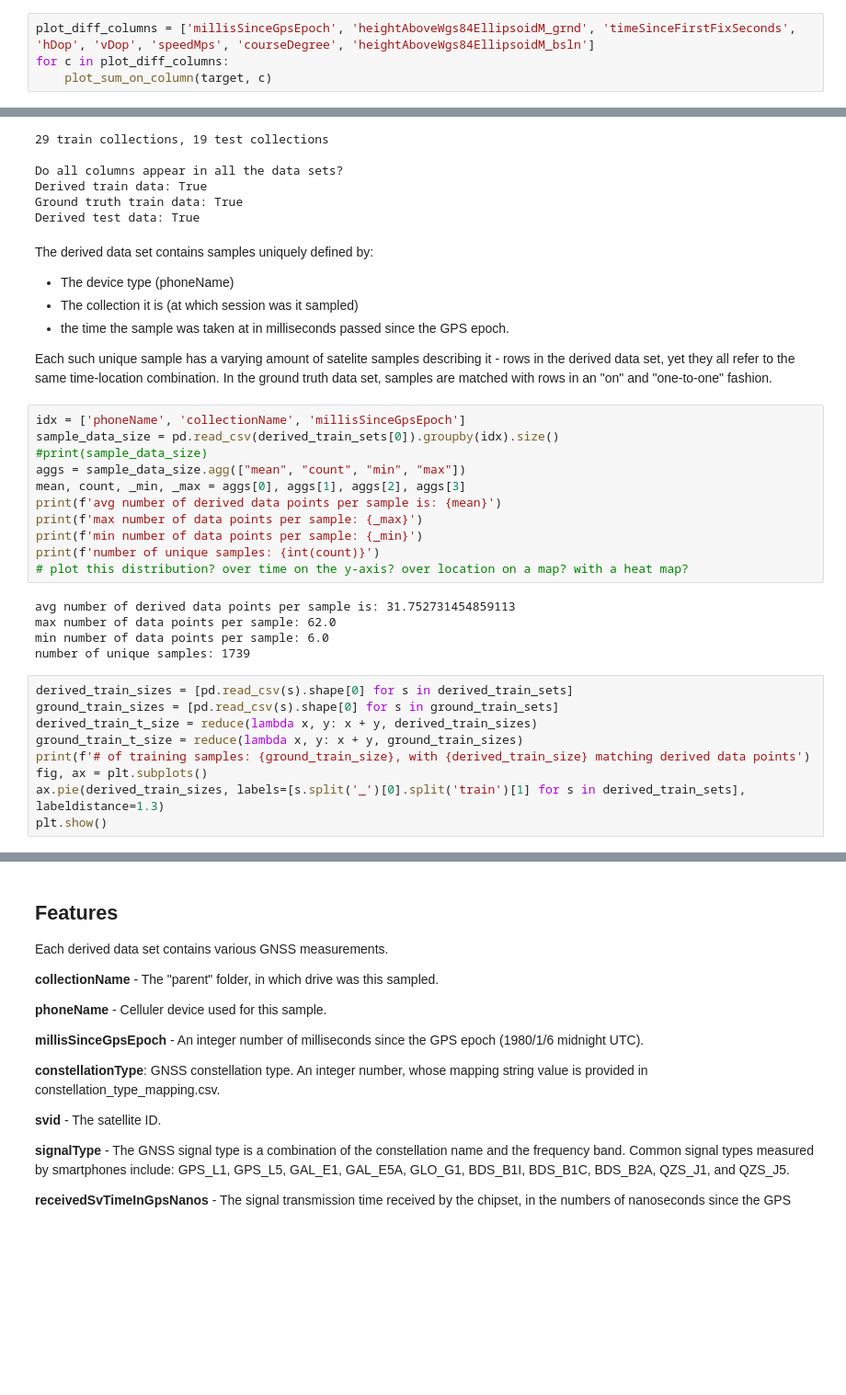
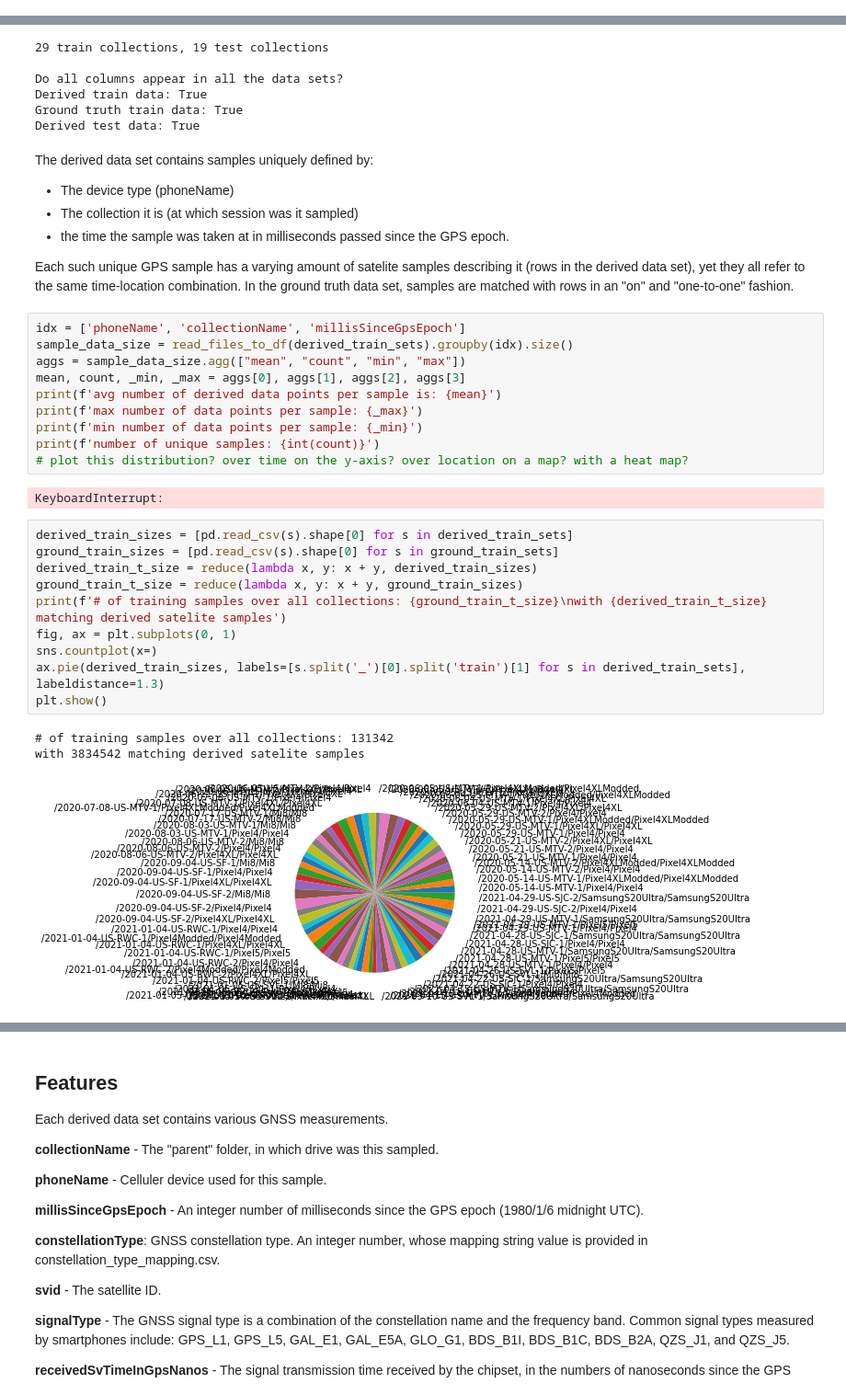
Before and after one commit to shacharhelmer/GNSS-Google, a Jupyter notebook: shachar-dev.ipynb, the cells around one changed output, grey strips where cells are left out. Shown at 92% size. Saved outputs shown, nothing was run; the diff lists cells and outputs as text; blank space fills up the shorter version.

```diff
--- a/shachar-dev.ipynb
+++ b/shachar-dev.ipynb
@@ -312,4 +0,0 @@ def plot_sum_on_column(data, group_column, sum_column='latlngDiff'):
-# %%
-plot_diff_columns = ['millisSinceGpsEpoch', 'heightAboveWgs84EllipsoidM_grnd', 'timeSinceFirstFixSeconds', 'hDop', 'vDop', 'speedMps', 'courseDegree', 'heightAboveWgs84EllipsoidM_bsln']
-for c in plot_diff_columns:
-    plot_sum_on_column(target, c)
@@ -433,12 +78,11 @@ The derived data set contains samples uniquely defined by:
 - The collection it is (at which session was it sampled)
 - the time the sample was taken at in milliseconds passed since the GPS epoch.
 
-Each such unique sample has a varying amount of satelite samples describing it - rows in the derived data set, yet they all refer to the same time-location combination.</br>
+Each such unique GPS sample has a varying amount of satelite samples describing it (rows in the derived data set), yet they all refer to the same time-location combination.</br>
 In the ground truth data set, samples are matched with rows in an "on" and "one-to-one" fashion.
 # %%
 idx = ['phoneName', 'collectionName', 'millisSinceGpsEpoch']
-sample_data_size = pd.read_csv(derived_train_sets[0]).groupby(idx).size()
-#print(sample_data_size)
+sample_data_size = read_files_to_df(derived_train_sets).groupby(idx).size()
 aggs = sample_data_size.agg(["mean", "count", "min", "max"])
 mean, count, _min, _max = aggs[0], aggs[1], aggs[2], aggs[3]
 print(f'avg number of derived data points per sample is: {mean}')
@@ -447,16 +91,18 @@ print(f'min number of data points per sample: {_min}')
 print(f'number of unique samples: {int(count)}')
 # plot this distribution? over time on the y-axis? over location on a map? with a heat map?
 # %% [output]
-avg number of derived data points per sample is: 31.752731454859113
-max number of data points per sample: 62.0
-min number of data points per sample: 6.0
-number of unique samples: 1739
+KeyboardInterrupt:
 # %%
 derived_train_sizes = [pd.read_csv(s).shape[0] for s in derived_train_sets]
 ground_train_sizes = [pd.read_csv(s).shape[0] for s in ground_train_sets]
 derived_train_t_size = reduce(lambda x, y: x + y, derived_train_sizes)
 ground_train_t_size = reduce(lambda x, y: x + y, ground_train_sizes)
-print(f'# of training samples: {ground_train_size}, with {derived_train_size} matching derived data points')
-fig, ax = plt.subplots()
+print(f'# of training samples over all collections: {ground_train_t_size}\nwith {derived_train_t_size} matching derived satelite samples')
+fig, ax = plt.subplots(0, 1)
+sns.countplot(x=)
 ax.pie(derived_train_sizes, labels=[s.split('_')[0].split('train')[1] for s in derived_train_sets], labeldistance=1.3)
 plt.show()
+# %% [output]
+# of training samples over all collections: 131342
+with 3834542 matching derived satelite samples
+[figure, added]
```
Also changed, not shown: parts of 39 cells of this notebook.
